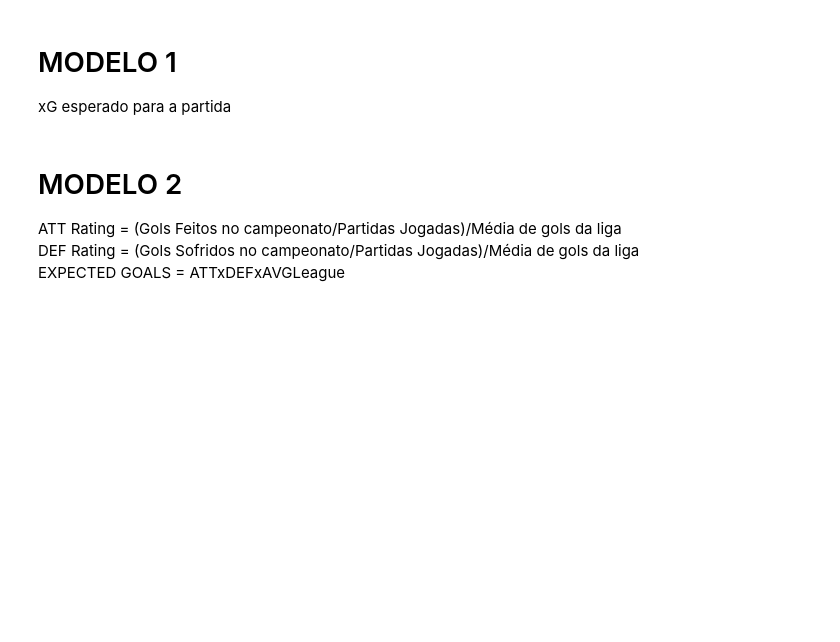
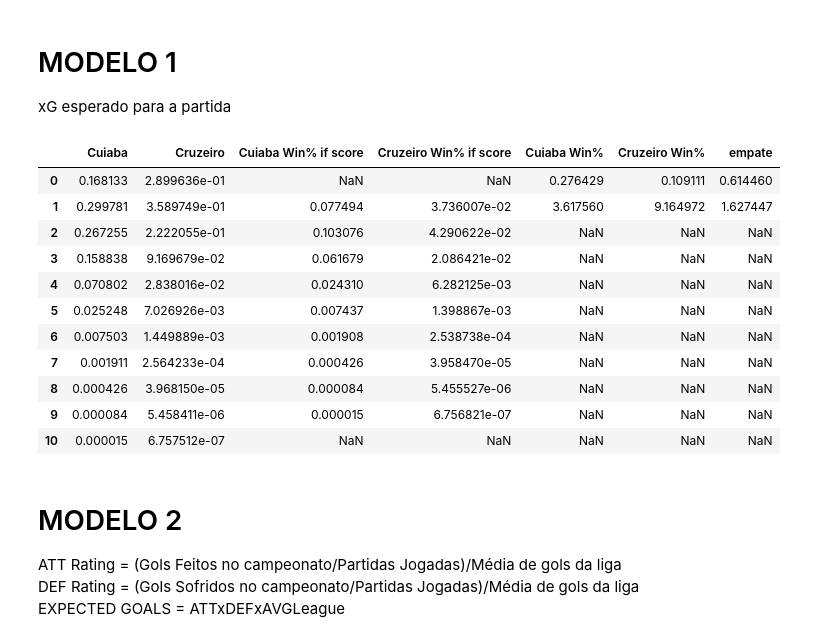
Before and after one commit to salvnetto/GOALS, a Jupyter notebook: poisson_independente.ipynb, the cells around one changed output. Saved outputs shown, nothing was run; the diff lists cells and outputs as text; code cells hidden in the pictures; blank space fills up the shorter version.

Commit message:
poisson_independente v2.0

```diff
--- a/poisson_independente.ipynb
+++ b/poisson_independente.ipynb
@@ -12,6 +12,44 @@ $Y= ``Número\ de\ gols\ do\ time\ visitante" \sim Poisson(\lambda_x)$
 $$P(X=x)=\frac{\lambda^{x}_{x}e^{-\lambda_x}}{x!}\qquad P(Y=y)=\frac{\lambda^{y}_{y}e^{-\lambda_y}}{y!}\\$$
 # %% [markdown]
 $$P(X=x, Y=y)=P(X=x)P(Y=y)=\frac{\lambda_{x}^{x}\lambda_{y}^{y}e^{-(\lambda_x+\lambda_y)}}{x!y!}$$
+# %%
+#poisson.pmf(k, mu, loc)
+
+def gerar_prob(timex_str, timey_str, lambdax, lambday):
+  timex = []
+  for k in range(0, 11):
+    timex.append(stats.poisson.pmf(k, lambdax))
+
+  timey = []
+  for k in range(0, 11):
+    timey.append(stats.poisson.pmf(k, lambday))
+
+  df_prob1 = pd.DataFrame({timex_str: timex, timey_str: timey})
+
+  df_prob2 = pd.DataFrame()
+  x_win_percent = []
+  y_win_percent = []
+
+  for i in range(1, len(df_prob1) - 1):
+      x_win_percent.append(df_prob1['Cuiaba'][i + 1] * sum(df_prob1['Cruzeiro'][df_prob1['Cruzeiro'].index < i]))
+      y_win_percent.append(df_prob1['Cruzeiro'][i + 1] * sum(df_prob1['Cuiaba'][df_prob1['Cuiaba'].index < i]))
+
+  df_prob2[f'{timex_str} Win% if score'] = x_win_percent
+  df_prob2[f'{timey_str} Win% if score'] = y_win_percent
+  df_prob2.index = pd.RangeIndex(1,10)
+
+  win_cuiaba = sum(df_prob2[f'{timex_str} Win% if score'])
+  win_cruzeiro = sum(df_prob2[f'{timey_str} Win% if score'])
+
+  df_prob3 = pd.DataFrame({f'{timex_str} Win%': [win_cuiaba], f'{timey_str} Win%': [win_cruzeiro]})
+
+  df_final = pd.concat([df_prob1, df_prob2, df_prob3], axis=1)
+  df_final.loc[0, 'empate'] = 1-(df_final['Cruzeiro Win%'][0] + df_final['Cuiaba Win%'][0])
+  df_final.loc[1, 'empate'] = 1/df_final.loc[0, 'empate']
+  df_final.loc[1, f'{timex_str} Win%'] = 1/df_final.loc[0, f'{timex_str} Win%']
+  df_final.loc[1, f'{timey_str} Win%'] = 1/df_final.loc[0, f'{timey_str} Win%']
+
+  return df_final
 # %% [markdown]
 # MODELO 1
 xG esperado para a partida
@@ -52,7 +59,21 @@ df_prob3_percent = df_prob3.apply(lambda x: x*100).apply(lambda x: round(x, 2))
 # %%
-df_1410 = pd.concat([df_prob1, df_prob2, df_prob3], axis=1)
-df_1410['empate'] = 1-(df_1410['Cruzeiro Win%'][0] + df_1410['Cuiaba Win%'][0])
+df_1410 = gerar_prob('Cuiaba', 'Cruzeiro', xg_cuiaba_1410, xg_cruzeiro_1410)
 df_1410.to_excel('dados/previsoes/previsao1410-cuiabavscruzeiro.xlsx')
+# %%
+df_1410
+# %% [output]
+|  | Cuiaba | Cruzeiro | Cuiaba Win% if score | Cruzeiro Win% if score | Cuiaba Win% | Cruzeiro Win% | empate |
+| 0 | 0.168133 | 2.899636e-01 | NaN | NaN | 0.276429 | 0.109111 | 0.614460 |
+| 1 | 0.299781 | 3.589749e-01 | 0.077494 | 3.736007e-02 | 3.617560 | 9.164972 | 1.627447 |
+| 2 | 0.267255 | 2.222055e-01 | 0.103076 | 4.290622e-02 | NaN | NaN | NaN |
+| 3 | 0.158838 | 9.169679e-02 | 0.061679 | 2.086421e-02 | NaN | NaN | NaN |
+| 4 | 0.070802 | 2.838016e-02 | 0.024310 | 6.282125e-03 | NaN | NaN | NaN |
+| 5 | 0.025248 | 7.026926e-03 | 0.007437 | 1.398867e-03 | NaN | NaN | NaN |
+| 6 | 0.007503 | 1.449889e-03 | 0.001908 | 2.538738e-04 | NaN | NaN | NaN |
+| 7 | 0.001911 | 2.564233e-04 | 0.000426 | 3.958470e-05 | NaN | NaN | NaN |
+| 8 | 0.000426 | 3.968150e-05 | 0.000084 | 5.455527e-06 | NaN | NaN | NaN |
+| 9 | 0.000084 | 5.458411e-06 | 0.000015 | 6.756821e-07 | NaN | NaN | NaN |
+| 10 | 0.000015 | 6.757512e-07 | NaN | NaN | NaN | NaN | NaN |
 # %% [markdown]
 # MODELO 2
 ATT Rating = (Gols Feitos no campeonato/Partidas Jogadas)/Média de gols da liga\
```
Also changed, not shown: parts of 13 cells of this notebook, 2 other files.
